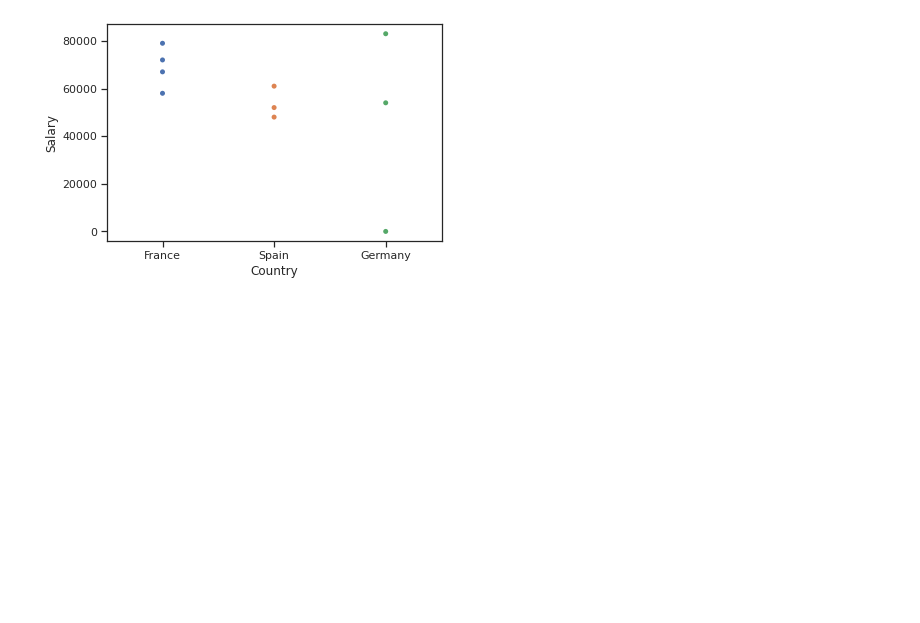
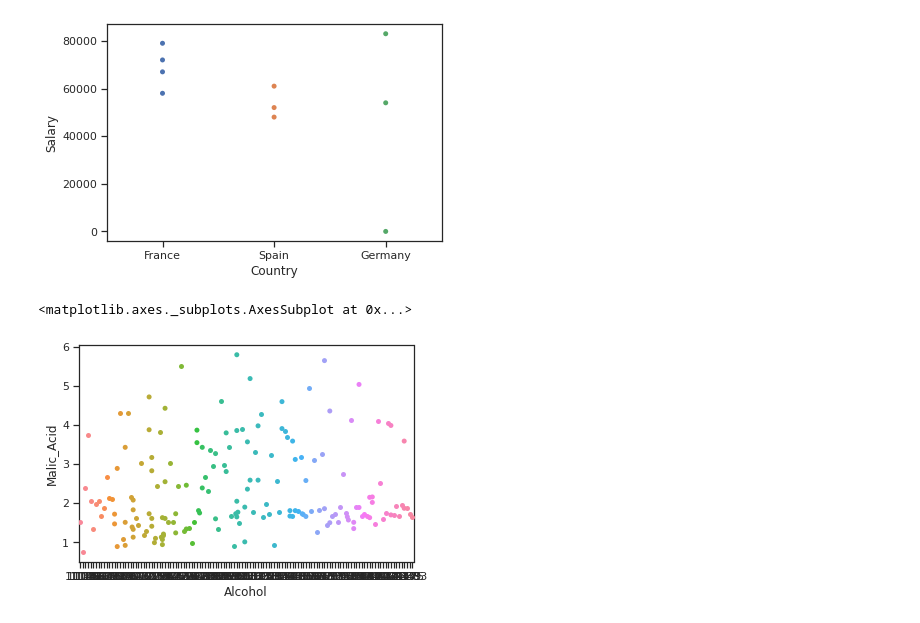
Before and after one commit to ekramasif/Basic-Machine-Learning, a Jupyter notebook: pd_np.ipynb, the cells around one changed output. Saved outputs shown, nothing was run; the diff lists cells and outputs as text; code cells hidden in the pictures; blank space fills up the shorter version.

Commit message:
Plotting strip plot with seaborn

```diff
--- a/pd_np.ipynb
+++ b/pd_np.ipynb
@@ -201,3 +201,8 @@ sns.swarmplot(x='Country', y='Salary', data=df)
 # %% [output]
 <matplotlib.axes._subplots.AxesSubplot at 0x...>
 [figure]
+# %%
+sns.swarmplot(x="Alcohol", y="Malic_Acid", data=df1)
+# %% [output]
+<matplotlib.axes._subplots.AxesSubplot at 0x...>
+[figure, added]
```
